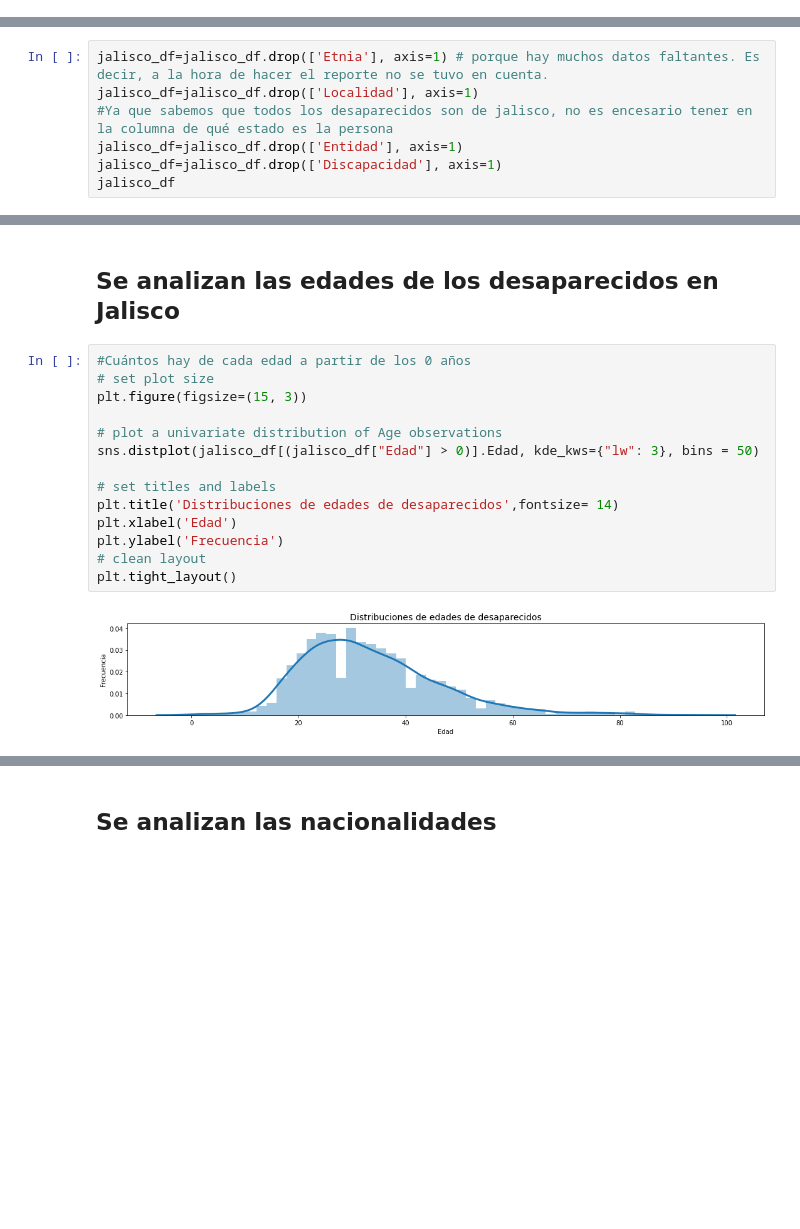
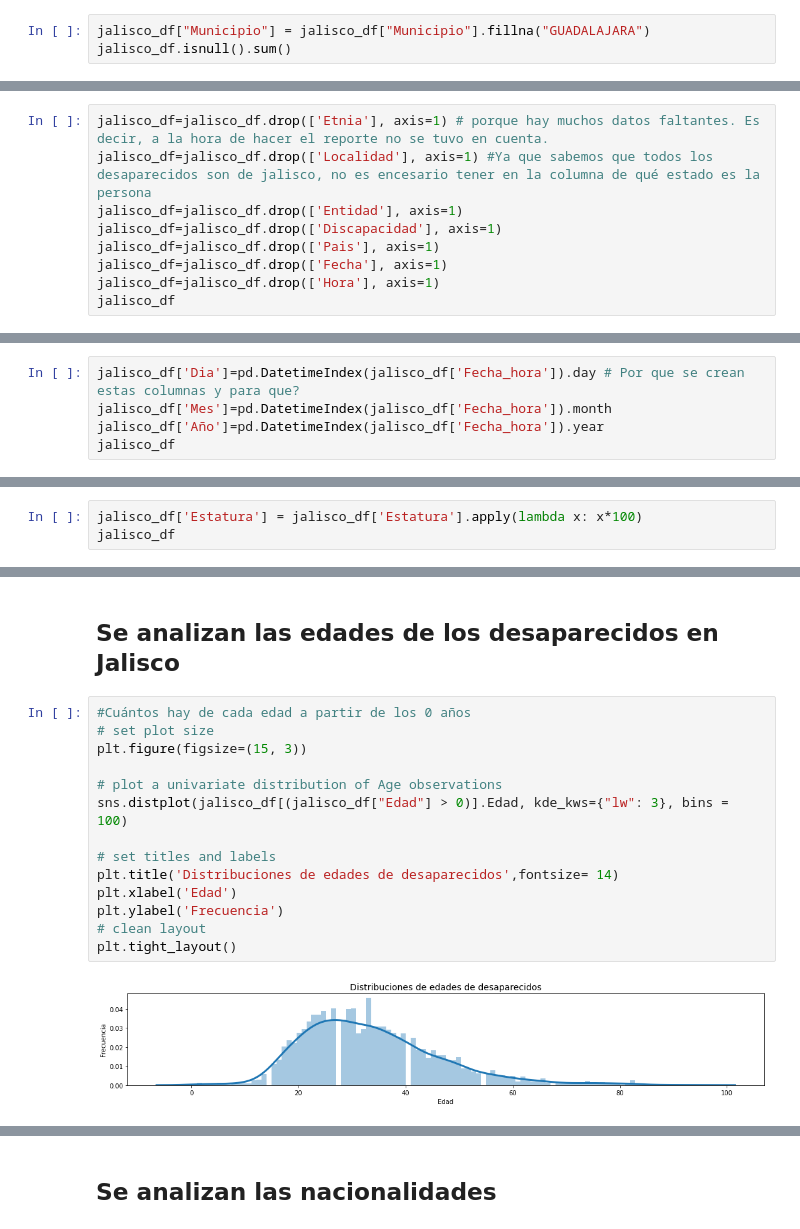
Before and after one commit to mafer-saes01/Proyecto_ASE, a Jupyter notebook: ProyectoASE.ipynb, the cells around one changed output, grey strips where cells are left out. Drawn from its saved outputs; the diff is of its cells as text; blank space fills up the shorter version.

```diff
--- a/ProyectoASE.ipynb
+++ b/ProyectoASE.ipynb
@@ -223,0 +249,3 @@ jalisco_df["Edad"] = jalisco_df["Edad"].fillna(jalisco_df["Edad"].mean())
+# %%
+jalisco_df["Municipio"] = jalisco_df["Municipio"].fillna("GUADALAJARA")
+jalisco_df.isnull().sum()
@@ -283,9 +334,11 @@ See the caveats in the documentation: https://pandas.pydata.org/pandas-docs/stab
 ## Se elimina las columnas que no serán necesarias para el proyecto
 # %%
 jalisco_df=jalisco_df.drop(['Etnia'], axis=1) # porque hay muchos datos faltantes. Es decir, a la hora de hacer el reporte no se tuvo en cuenta.
-jalisco_df=jalisco_df.drop(['Localidad'], axis=1)
-#Ya que sabemos que todos los desaparecidos son de jalisco, no es encesario tener en la columna de qué estado es la persona
+jalisco_df=jalisco_df.drop(['Localidad'], axis=1) #Ya que sabemos que todos los desaparecidos son de jalisco, no es encesario tener en la columna de qué estado es la persona
 jalisco_df=jalisco_df.drop(['Entidad'], axis=1)
 jalisco_df=jalisco_df.drop(['Discapacidad'], axis=1)
+jalisco_df=jalisco_df.drop(['Pais'], axis=1)
+jalisco_df=jalisco_df.drop(['Fecha'], axis=1)
+jalisco_df=jalisco_df.drop(['Hora'], axis=1)
 jalisco_df
 # %% [output]
@@ -304,0 +358,5 @@ jalisco_df
+# %%
+jalisco_df['Dia']=pd.DatetimeIndex(jalisco_df['Fecha_hora']).day # Por que se crean estas columnas y para que?
+jalisco_df['Mes']=pd.DatetimeIndex(jalisco_df['Fecha_hora']).month
+jalisco_df['Año']=pd.DatetimeIndex(jalisco_df['Fecha_hora']).year
+jalisco_df
@@ -304,0 +377,3 @@ jalisco_df
+# %%
+jalisco_df['Estatura'] = jalisco_df['Estatura'].apply(lambda x: x*100)
+jalisco_df
@@ -332,19 +437,19 @@ memory usage: 367.7+ KB
 # %%
 #Cuántos hay de cada edad a partir de los 0 años
 # set plot size
 plt.figure(figsize=(15, 3))
 
 # plot a univariate distribution of Age observations
-sns.distplot(jalisco_df[(jalisco_df["Edad"] > 0)].Edad, kde_kws={"lw": 3}, bins = 50)
+sns.distplot(jalisco_df[(jalisco_df["Edad"] > 0)].Edad, kde_kws={"lw": 3}, bins = 100)
 
 # set titles and labels
 plt.title('Distribuciones de edades de desaparecidos',fontsize= 14)
 plt.xlabel('Edad')
 plt.ylabel('Frecuencia')
 # clean layout
 plt.tight_layout()
 # %% [output]
-[figure, old version]
+[figure, new version]
 # %%
 age_distr=pd.DataFrame(jalisco_df["Edad"].describe())
 age_distr.transpose()
```
Also changed, not shown: parts of 49 cells of this notebook.
